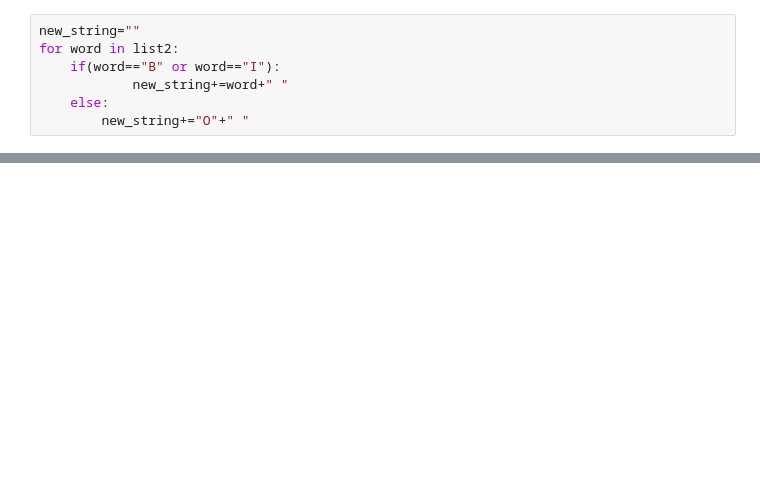
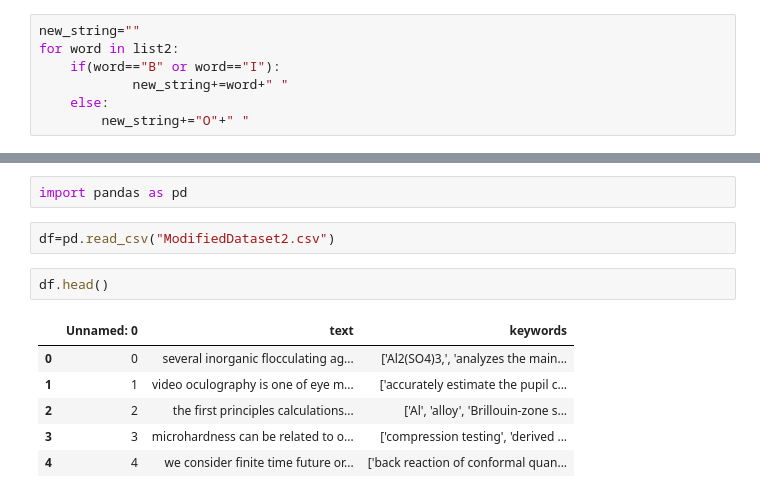
Before and after one commit to RM-RITIK/BTechMajorProject, a Jupyter notebook: BERT_Tagging_Method2.ipynb, the cells around one changed output, grey strips where cells are left out. Cells and saved outputs as stored; diff of their text form; blank space fills up the shorter version.

```diff
--- a/BERT_Tagging_Method2.ipynb
+++ b/BERT_Tagging_Method2.ipynb
@@ -96,0 +110,13 @@ B O O O O B I I O O O O O B O O O O O O O O O O O O O O B O B I O O O O B I I O
+# %%
+import pandas as pd
+# %%
+df=pd.read_csv("ModifiedDataset2.csv")
+# %%
+df.head()
+# %% [output]
+|  | Unnamed: 0 | text | keywords |
+| 0 | 0 | several inorganic flocculating ag... | ['Al2(SO4)3,', 'analyzes the main... |
+| 1 | 1 | video oculography is one of eye m... | ['accurately estimate the pupil c... |
+| 2 | 2 | the first principles calculations... | ['Al', 'alloy', 'Brillouin-zone s... |
+| 3 | 3 | microhardness can be related to o... | ['compression testing', 'derived ... |
+| 4 | 4 | we consider finite time future or... | ['back reaction of conformal quan... |
```
Also changed, not shown: parts of 16 cells of this notebook.
